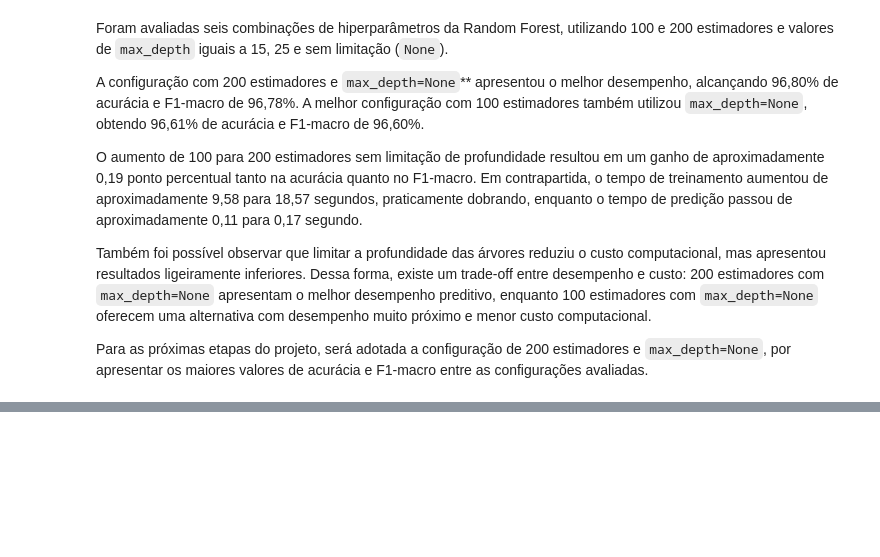
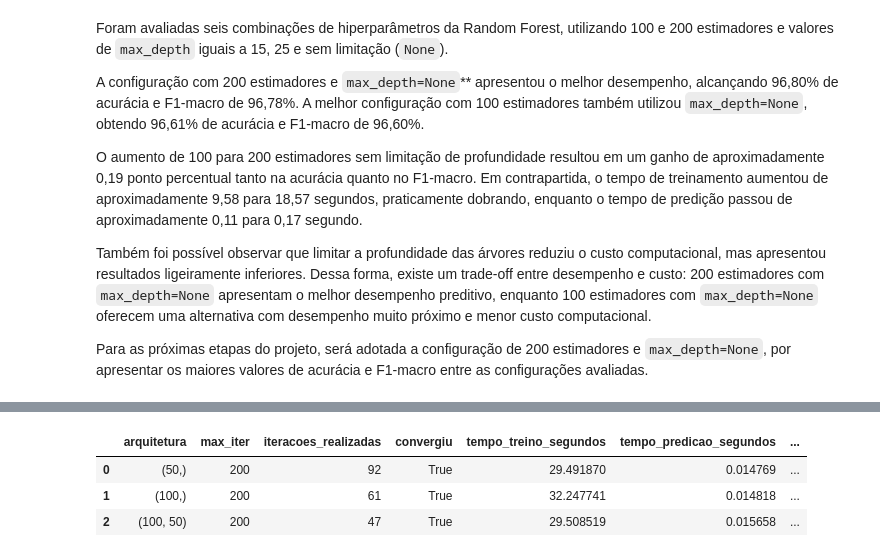
Before and after one commit to senapalm/classificador_de_digitos, a Jupyter notebook: classificador_de_digitos.ipynb, the cells around one changed output, grey strips where cells are left out. Cells and saved outputs as stored; diff of their text form; code cells hidden in the pictures; blank space fills up the shorter version.

```diff
--- a/classificador_de_digitos.ipynb
+++ b/classificador_de_digitos.ipynb
@@ -449,0 +503,10 @@ Para as próximas etapas do projeto, será adotada a configuração de 200 estim
+# %%
+modelo_mlp, y_pred_mlp, resultado_mlp = treinar_avaliar_mlp(
+    X_train,
+    y_train,
+    X_val,
+    y_val
+)
+
+for metrica, valor in resultado_mlp.items():
+    print(f"{metrica}: {valor}")
@@ -449,0 +528,30 @@ Para as próximas etapas do projeto, será adotada a configuração de 200 estim
+# %%
+resultados_mlp = []
+
+arquiteturas = [
+    (50,),
+    (100,),
+    (100, 50)
+]
+
+for arquitetura in arquiteturas:
+
+    modelo_mlp, y_pred_mlp, resultado_mlp = treinar_avaliar_mlp(
+        X_train,
+        y_train,
+        X_val,
+        y_val,
+        hidden_layer_sizes=arquitetura,
+        max_iter=200
+    )
+
+    resultados_mlp.append(resultado_mlp)
+
+resultados_mlp = pd.DataFrame(resultados_mlp)
+
+resultados_mlp
+# %% [output]
+|  | arquitetura | max_iter | iteracoes_realizadas | convergiu | tempo_treino_segundos | tempo_predicao_segundos | ... |
+| 0 | (50,) | 200 | 92 | True | 29.491870 | 0.014769 | ... |
+| 1 | (100,) | 200 | 61 | True | 32.247741 | 0.014818 | ... |
+| 2 | (100, 50) | 200 | 47 | True | 29.508519 | 0.015658 | ... |
```
Also changed, not shown: parts of 6 cells of this notebook.
